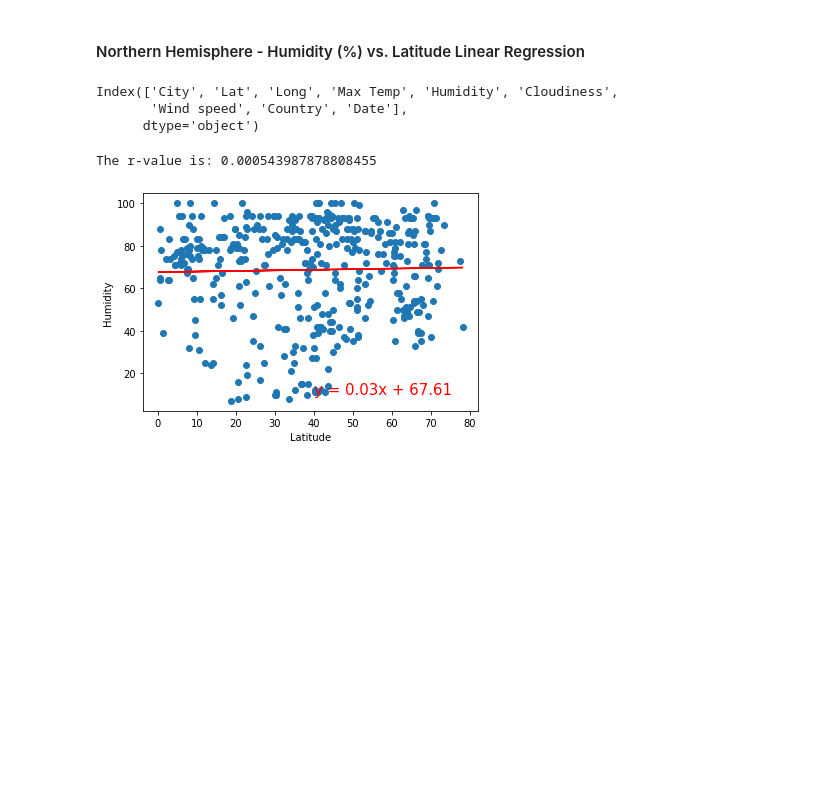
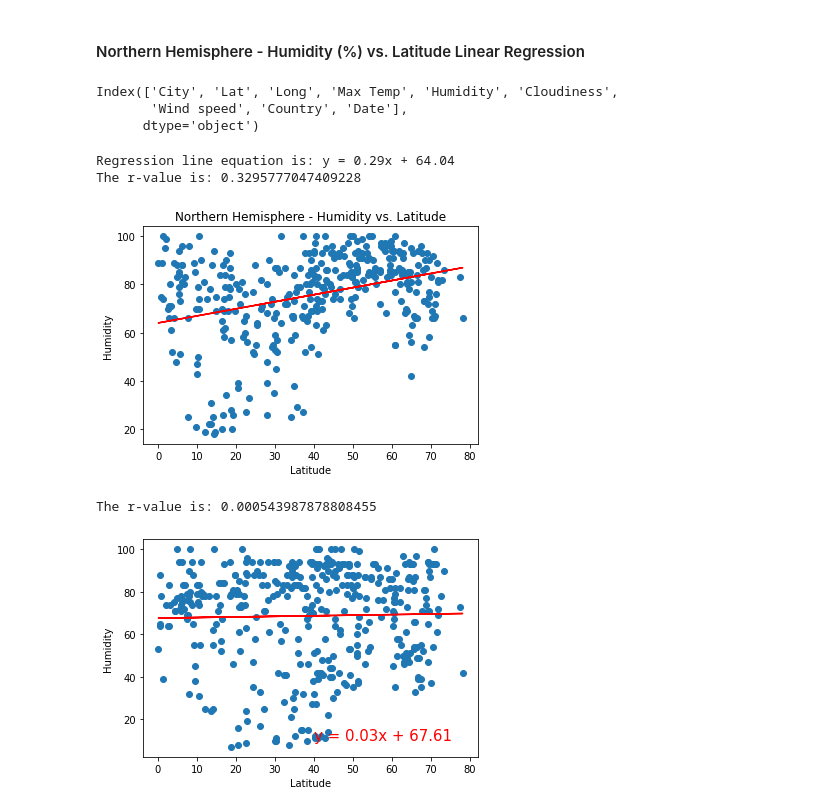
Before and after one commit to amorales0614/pythonapis-challenge, a Jupyter notebook: WeatherPy.ipynb, the cells around one changed output. Saved outputs shown, nothing was run; the diff lists cells and outputs as text; code cells hidden in the pictures; blank space fills up the shorter version.

```diff
--- a/WeatherPy.ipynb
+++ b/WeatherPy.ipynb
@@ -359,20 +359,24 @@ Index(['City', 'Lat', 'Long', 'Max Temp', 'Humidity', 'Cloudiness',
        'Wind speed', 'Country', 'Date'],
       dtype='object')
 # %%
-x_values = pd.to_numeric(south_df['Lat']).astype(float)
-y_values = pd.to_numeric(south_df['Max Temp']).astype(float)
+x_values = pd.to_numeric(north_df['Lat']).astype(float)
+y_values = pd.to_numeric(north_df['Humidity']).astype(float)
 (slope, intercept, rvalue, pvalue, stderr) = linregress(x_values, y_values)
 regress_values = x_values * slope + intercept
 line_eq = "y = " + str(round(slope,2)) + "x + " + str(round(intercept,2))
 print(f"Regression line equation is: {line_eq}")
 plt.scatter(x_values,y_values)
 plt.plot(x_values,regress_values,"r-")
 plt.annotate(line_eq,(6,10),fontsize=15,color="red")
 plt.xlabel('Latitude')
-plt.ylabel('Max Temp (F)')
-plt.title('Southern Hemisphere - Max Temp vs. Latitude')
+plt.ylabel('Humidity')
+plt.title('Northern Hemisphere - Humidity vs. Latitude')
 print(f"The r-value is: {rvalue}")
 plt.show()
+# %% [output]
+Regression line equation is: y = 0.29x + 64.04
+The r-value is: 0.3295777047409228
+[figure, added]
 # %%
 # %% [output]
 The r-value is: 0.000543987878808455
```
Also changed, not shown: parts of 7 cells of this notebook.
